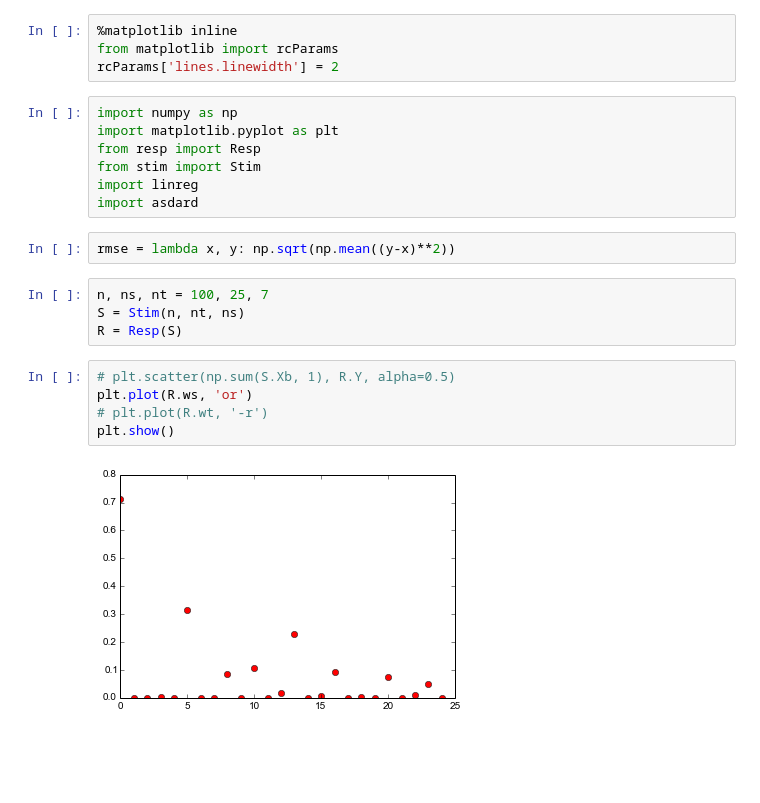
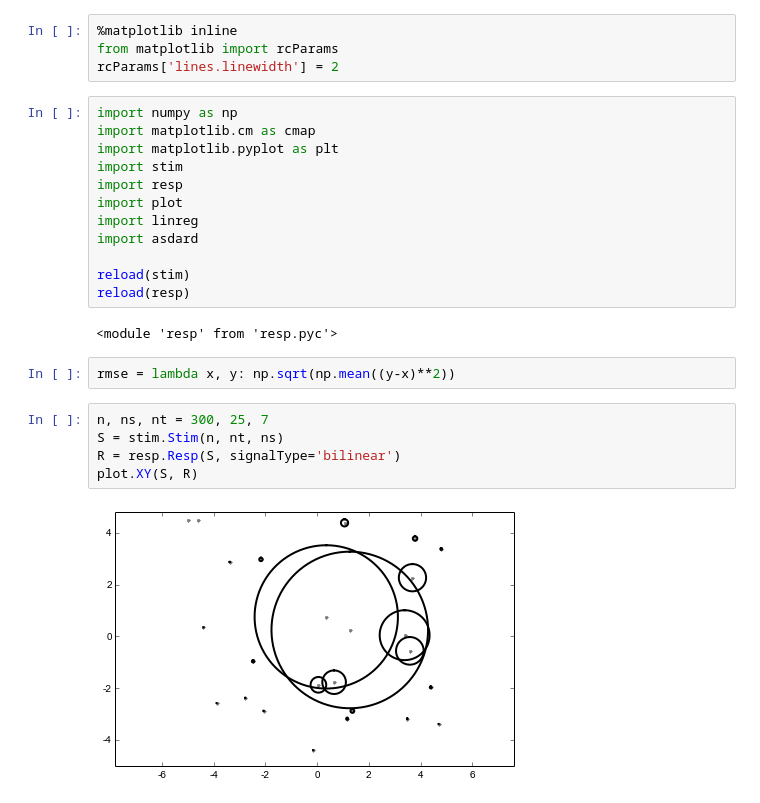
Before and after one commit to mobeets/pyASDRD, a Jupyter notebook: ASD.ipynb, the cells around one changed output. Cells and saved outputs as stored; diff of their text form; blank space fills up the shorter version.

```diff
--- a/ASD.ipynb
+++ b/ASD.ipynb
@@ -4,24 +4,27 @@ from matplotlib import rcParams
 rcParams['lines.linewidth'] = 2
 # %%
 import numpy as np
+import matplotlib.cm as cmap
 import matplotlib.pyplot as plt
-from resp import Resp
-from stim import Stim
+import stim
+import resp
+import plot
 import linreg
 import asdard
+
+reload(stim)
+reload(resp)
+# %% [output]
+<module 'resp' from 'resp.pyc'>
 # %%
 rmse = lambda x, y: np.sqrt(np.mean((y-x)**2))
 # %%
-n, ns, nt = 100, 25, 7
-S = Stim(n, nt, ns)
-R = Resp(S)
+n, ns, nt = 300, 25, 7
+S = stim.Stim(n, nt, ns)
+R = resp.Resp(S, signalType='bilinear')
+plot.XY(S, R)
+# %% [output]
+[figure, added]
-# %%
-# plt.scatter(np.sum(S.Xb, 1), R.Y, alpha=0.5)
-plt.plot(R.ws, 'or')
-# plt.plot(R.wt, '-r')
-plt.show()
-# %% [output]
-[figure, removed]
 # %%
 plt.plot(np.sum(S.Xb, 1), 'k-', alpha=0.5)
 plt.show()
```
Also changed, not shown: parts of 22 cells of this notebook, 6 other files.
